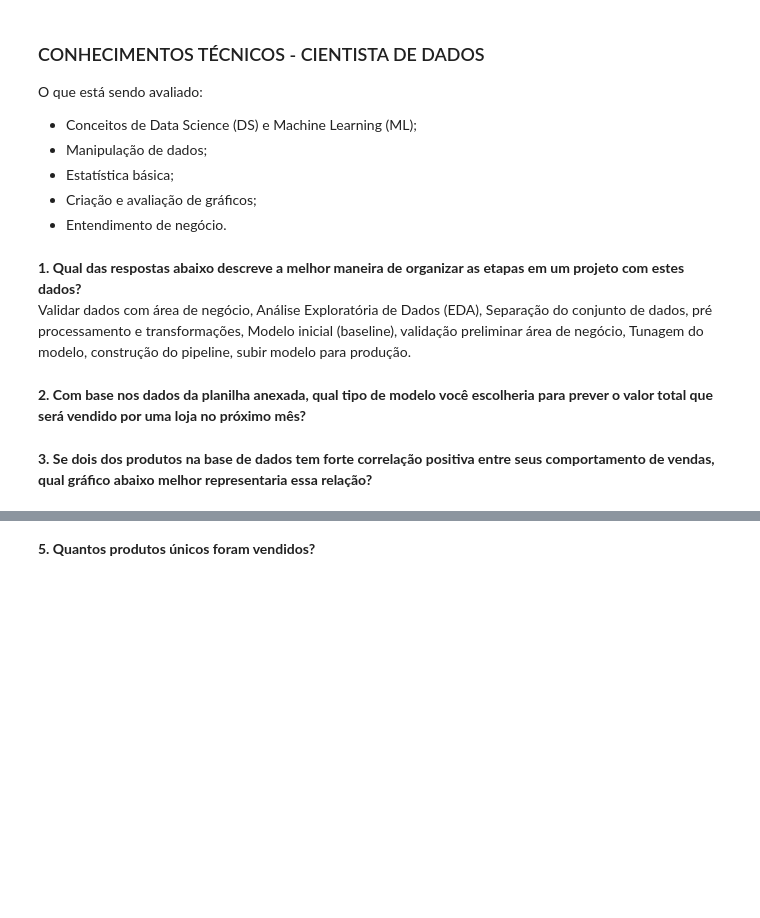
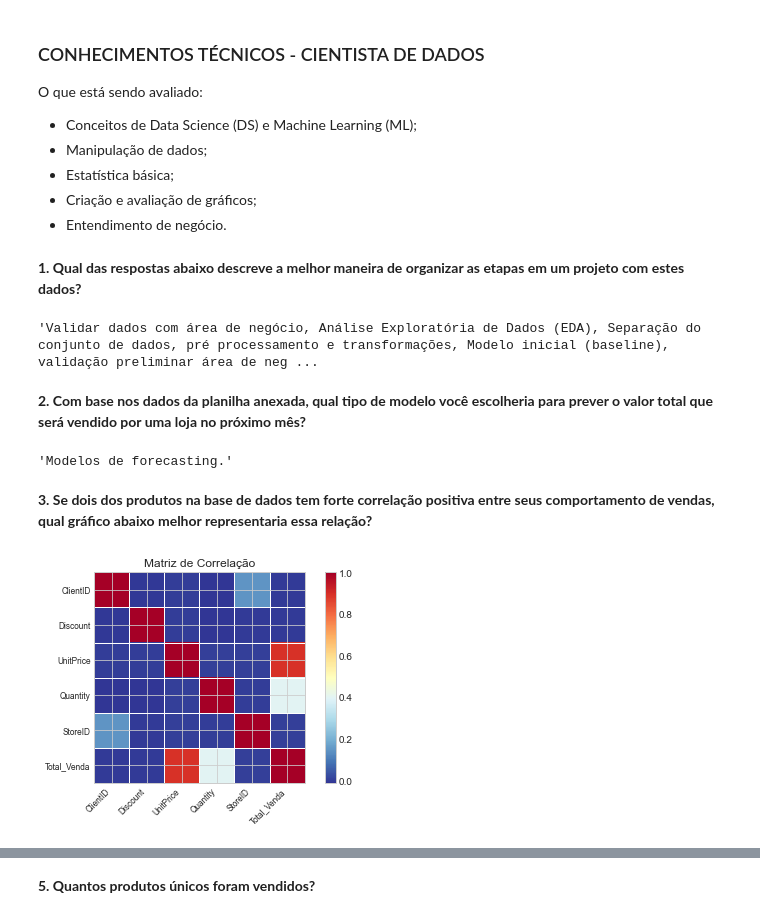
Before and after one commit to erivandosena/Notebook_DataScience, a Jupyter notebook: Notebook_BIX_Teste.ipynb, the cells around one changed output, grey strips where cells are left out. Drawn from its saved outputs; the diff is of its cells as text; code cells hidden in the pictures; blank space fills up the shorter version.

```diff
--- a/Notebook_BIX_Teste.ipynb
+++ b/Notebook_BIX_Teste.ipynb
@@ -49,8 +116,35 @@ O que está sendo avaliado:
 - Entendimento de negócio.
 # %% [markdown]
 **1. Qual das respostas abaixo descreve a melhor maneira de organizar as etapas em um projeto com estes dados?**
-Validar dados com área de negócio, Análise Exploratória de Dados (EDA), Separação do conjunto de dados, pré processamento e transformações, Modelo inicial (baseline), validação preliminar área de negócio, Tunagem do modelo, construção do pipeline, subir modelo para produção.
+# %%
+display("Validar dados com área de negócio, Análise Exploratória de Dados (EDA), Separação do conjunto de dados, pré processamento e transformações, \
+Modelo inicial (baseline), validação preliminar área de negócio, Tunagem do modelo, construção do pipeline, subir modelo para produção.")
+# %% [output]
+'Validar dados com área de negócio, Análise Exploratória de Dados (EDA), Separação do conjunto de dados, pré processamento e transformações, Modelo inicial (baseline), validação preliminar área de neg ...
 # %% [markdown]
 **2. Com base nos dados da planilha anexada, qual tipo de modelo você escolheria para prever o valor total que será vendido por uma loja no próximo mês?**
+# %%
+display('Modelos de forecasting.')
+# %% [output]
+'Modelos de forecasting.'
 # %% [markdown]
 **3. Se dois dos produtos na base de dados tem forte correlação positiva entre seus comportamento de vendas, qual gráfico abaixo melhor representaria essa relação?**
+# %%
+df_merge_prod = df_sheet_1.merge(df_sheet_2, left_on='ProductID', right_on='ID')
+df_merge_prod = df_merge_prod.drop(['ID_x', 'ID_y'], axis=1)
+
+df_corr = df_merge_prod.copy()
+
+df_corr["Total_Venda"] = (df_corr.UnitPrice - df_corr.Discount) * df_corr.Quantity
+
+#df_corr = df_corr.groupby(["ProductID","StoreID","Name","Size"])["Total_Venda"].agg('sum').sort_values(ascending=False).to_frame()
+#df_corr = df_corr.groupby(["Name"])["Total_Venda"].sum().sort_values(ascending=False).to_frame().reset_index()
+
+correlacao = df_corr.corr()
+
+#plotar correlação
+sm.graphics.plot_corr(correlacao, xnames=correlacao.columns)
+plt.title("Matriz de Correlação")
+plt.show()
+# %% [output]
+[figure, added]
```
Also changed, not shown: parts of 48 cells of this notebook.
